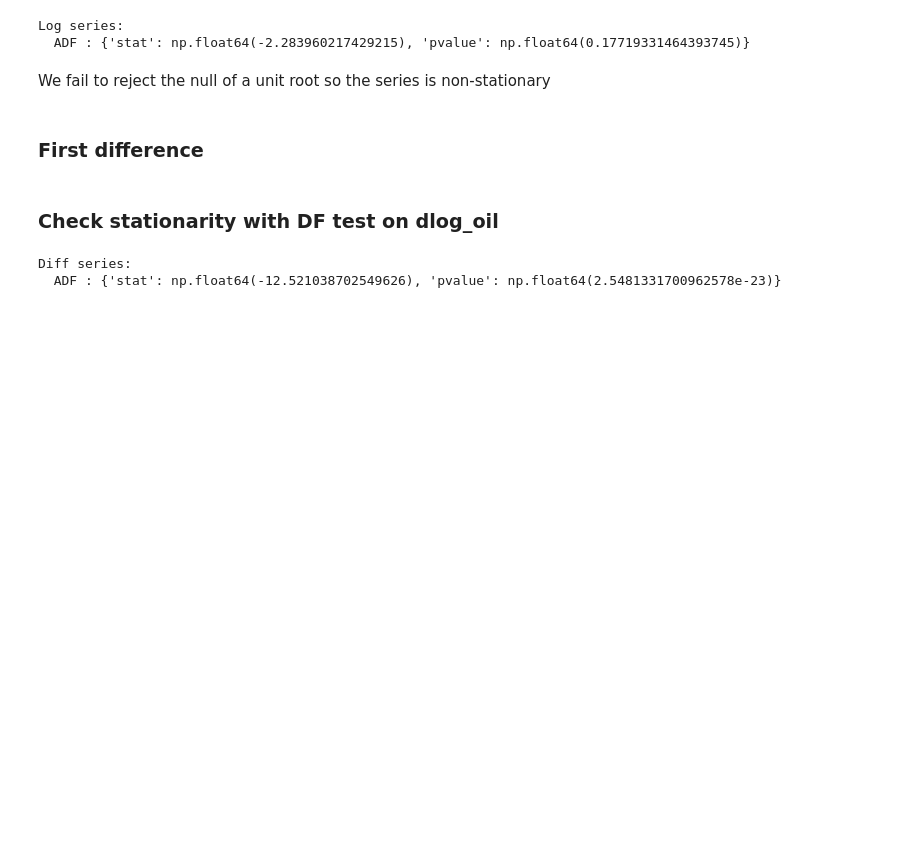
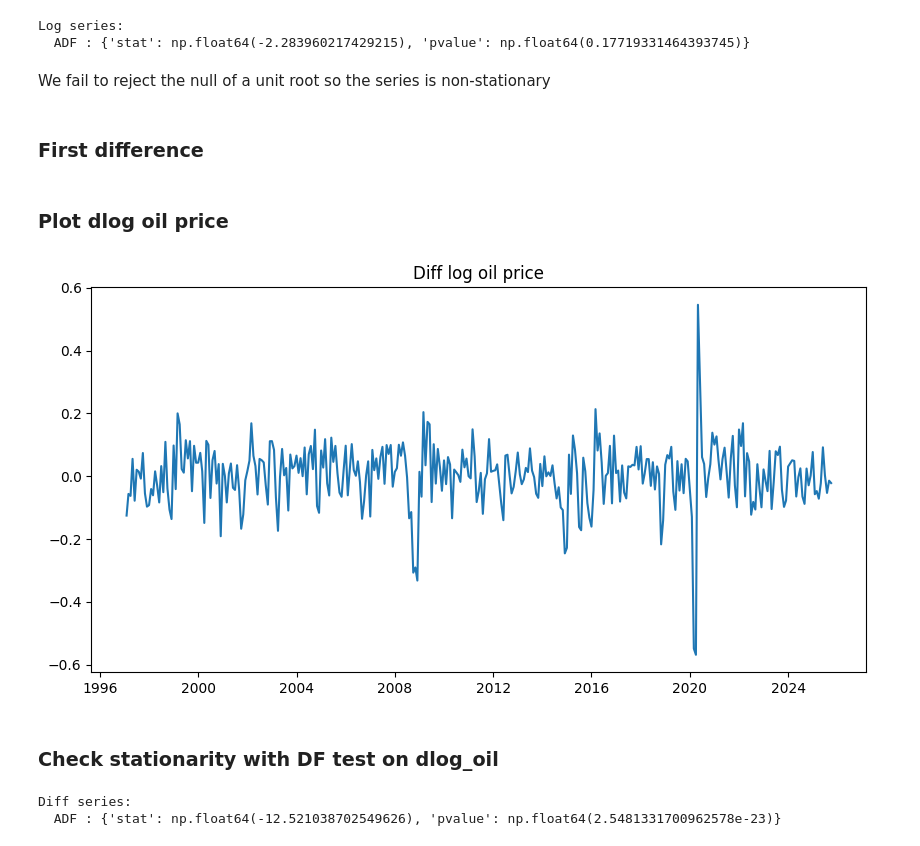
Before and after one commit to StefaniaLavarda/Time_Series_Project, a Jupyter notebook: eda.ipynb, the cells around one changed output. Drawn from its saved outputs; the diff is of its cells as text; code cells hidden in the pictures; blank space fills up the shorter version.

```diff
--- a/eda.ipynb
+++ b/eda.ipynb
@@ -379,6 +380,15 @@ We fail to reject the null of a unit root so the series is non-stationary
 ### First difference
 # %%
 oil['dlog_oil'] = oil['log_oil_price'].diff()
+# %% [markdown]
+### Plot dlog oil price
+# %%
+plt.figure(figsize=(10,5))
+plt.plot(oil.index, oil['dlog_oil'], label='Price')
+plt.title("Diff log oil price")
+plt.show()
+# %% [output]
+[figure, added]
 # %% [markdown]
 ### Check stationarity with DF test on dlog_oil
 # %%
```
Also changed, not shown: parts of 54 cells of this notebook.
